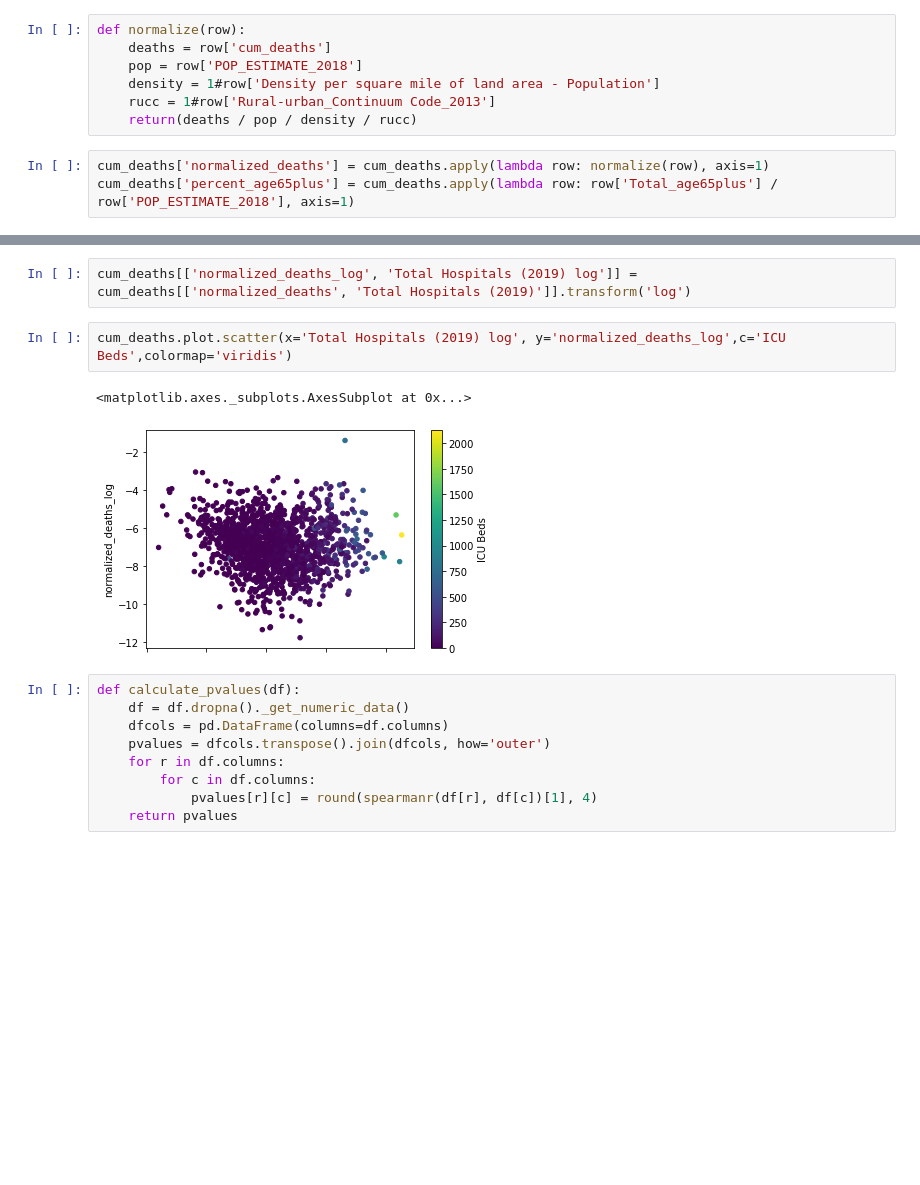
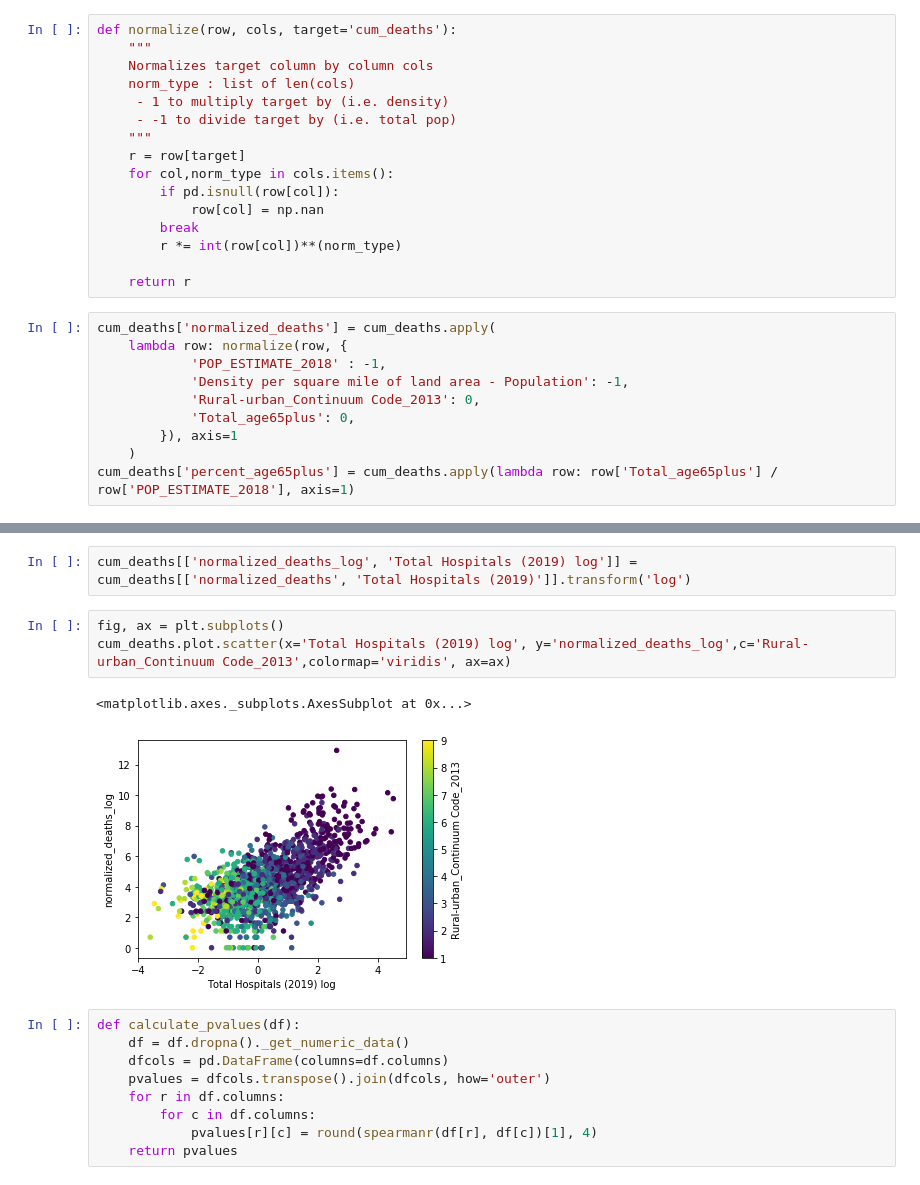
Before and after one commit to jhu-covid-optimization/covid-drivers, a Jupyter notebook: notebooks/06-rp-hospital_analysis.ipynb, the cells around one changed output, grey strips where cells are left out. Cells and saved outputs as stored; diff of their text form; blank space fills up the shorter version.

Commit message:
plots

```diff
--- a/notebooks/06-rp-hospital_analysis.ipynb
+++ b/notebooks/06-rp-hospital_analysis.ipynb
@@ -66,16 +66,32 @@ confounders = [
     'Total_age65plus',
 ]
 cum_deaths = pd.merge(cum_deaths, counties[['FIPS'] + confounders], on='FIPS')
+# %%
+def normalize(row, cols, target='cum_deaths'):
+    """
+    Normalizes target column by column cols
+    norm_type : list of len(cols)
+     - 1 to multiply target by (i.e. density)
+     - -1 to divide target by (i.e. total pop)
+    """
+    r = row[target]
+    for col,norm_type in cols.items():
+        if pd.isnull(row[col]):
+            row[col] = np.nan
+        break
+        r *= int(row[col])**(norm_type)
+
+    return r
 # %%
-def normalize(row):
-    deaths = row['cum_deaths']
-    pop = row['POP_ESTIMATE_2018']
-    density = 1#row['Density per square mile of land area - Population']
-    rucc = 1#row['Rural-urban_Continuum Code_2013']
-    return(deaths / pop / density / rucc)
+cum_deaths['normalized_deaths'] = cum_deaths.apply(
+    lambda row: normalize(row, {
+            'POP_ESTIMATE_2018' : -1,
+            'Density per square mile of land area - Population': -1,
+            'Rural-urban_Continuum Code_2013': 0,
+            'Total_age65plus': 0,
+        }), axis=1
+    )
+cum_deaths['percent_age65plus'] = cum_deaths.apply(lambda row: row['Total_age65plus'] / row['POP_ESTIMATE_2018'], axis=1)
-# %%
-cum_deaths['normalized_deaths'] = cum_deaths.apply(lambda row: normalize(row), axis=1)
-cum_deaths['percent_age65plus'] = cum_deaths.apply(lambda row: row['Total_age65plus'] / row['POP_ESTIMATE_2018'], axis=1)
 # %%
 cum_deaths.corr('spearman')
 # %% [output]
@@ -93,10 +111,11 @@ cum_deaths.corr('spearman')
 # %%
 cum_deaths[['normalized_deaths_log', 'Total Hospitals (2019) log']] = cum_deaths[['normalized_deaths', 'Total Hospitals (2019)']].transform('log')
 # %%
-cum_deaths.plot.scatter(x='Total Hospitals (2019) log', y='normalized_deaths_log',c='ICU Beds',colormap='viridis')
+fig, ax = plt.subplots()
+cum_deaths.plot.scatter(x='Total Hospitals (2019) log', y='normalized_deaths_log',c='Rural-urban_Continuum Code_2013',colormap='viridis', ax=ax)
 # %% [output]
 <matplotlib.axes._subplots.AxesSubplot at 0x...>
-[figure, old version]
+[figure, new version]
 # %%
 def calculate_pvalues(df):
     df = df.dropna()._get_numeric_data()
```
Also changed, not shown: parts of 3 cells of this notebook.
